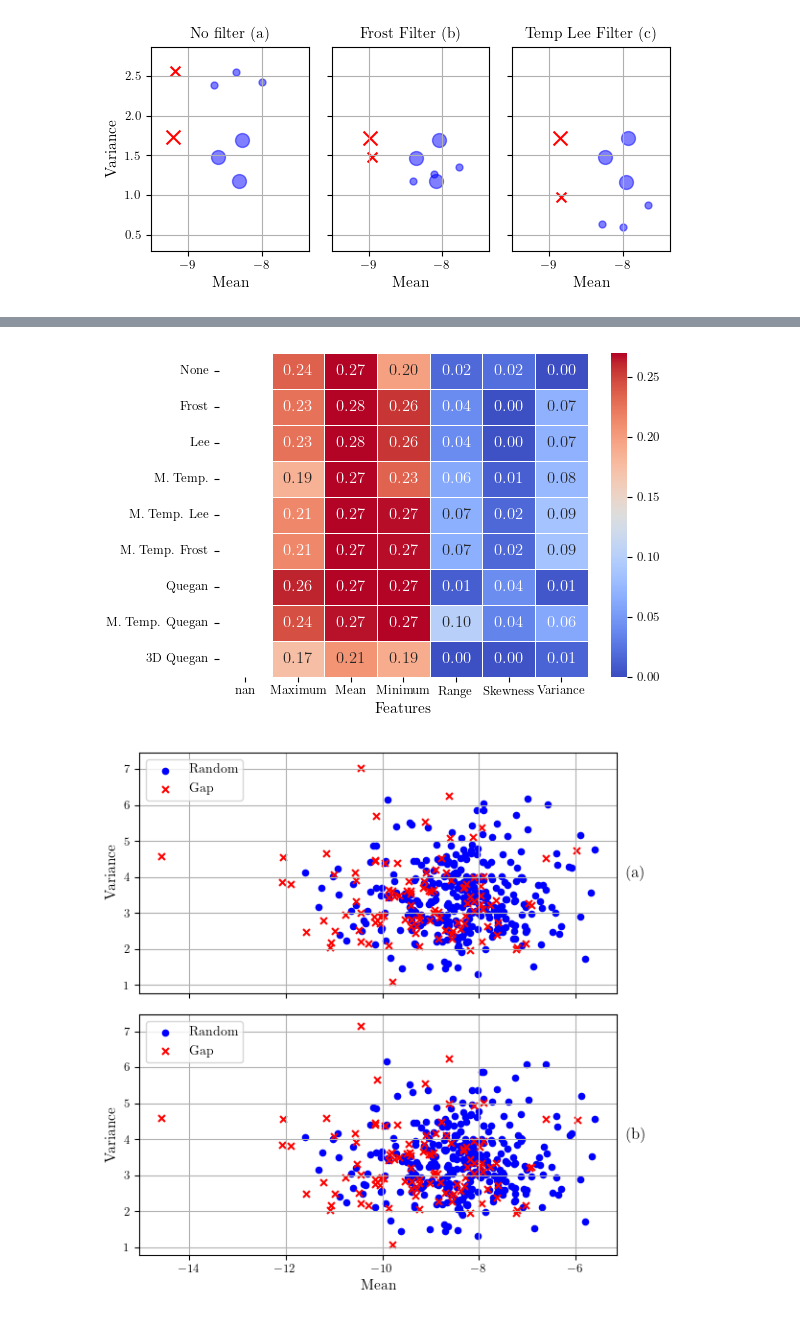
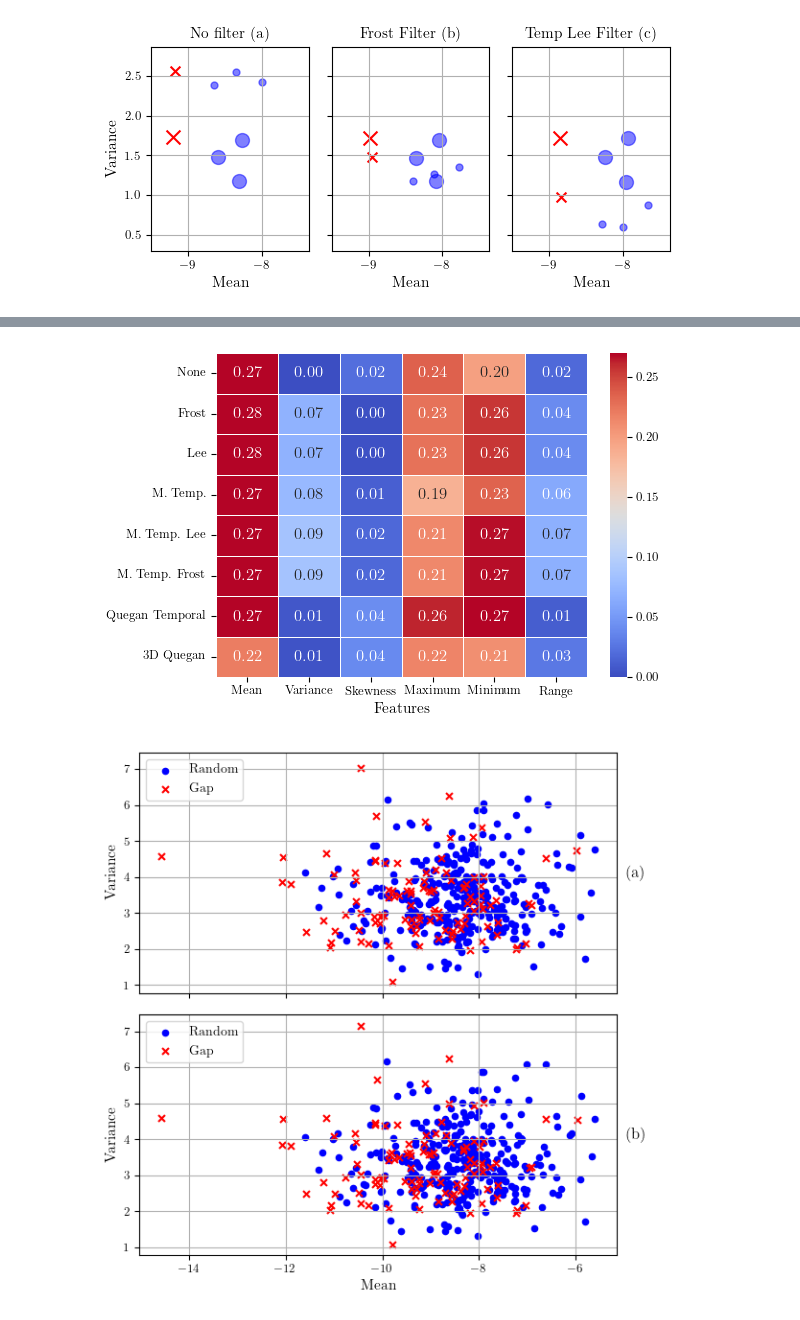
Before and after one commit to ol-webb/tree_gaps4, a Jupyter notebook: all_gaps_mk2/main1.ipynb, the cells around one changed output, grey strips where cells are left out. Cells and saved outputs as stored; diff of their text form; code cells hidden in the pictures.

```diff
--- a/all_gaps_mk2/main1.ipynb
+++ b/all_gaps_mk2/main1.ipynb
@@ -1988,7 +2078,7 @@ def calculate_cluster_metrics(feature_matrix):
 # %%
 dataframes_list = [
     "X_df_2yr_clean", "X_df_2yr_frost_clean", "X_df_2yr_lee_clean", "X_df_2yr_temporal_clean",
-    "X_df_2yr_temporal_lee_clean", "X_df_2yr_temporal_frost_clean", "X_df_2yr_quegan_clean","X_df_2yr_temporal_quegan_clean","X_df_2yr_quegan3d_clean"
+    "X_df_2yr_temporal_lee_clean", "X_df_2yr_temporal_frost_clean", "X_df_2yr_quegan_clean","X_df_2yr_quegan3d_clean"
 ]
 
 # Dictionary to store the results
@@ -1996,7 +2086,6 @@ results = {}
 
 # Loop through each dataframe, calculate metrics and store the results
 for df_name in dataframes_list:
-    print(df_name)
     feature_df = globals()[df_name]
     silhouette, davies_bouldin, dunn = calculate_cluster_metrics(feature_df)
     results[df_name] = [silhouette, davies_bouldin, dunn]
@@ -2028,7 +2107,7 @@ X_df_2yr_quegan3d_clean
 # %%
 dataframes_list = [
     "X_df_2yr_clean", "X_df_2yr_frost_clean", "X_df_2yr_lee_clean", "X_df_2yr_temporal_clean",
-    "X_df_2yr_temporal_lee_clean", "X_df_2yr_temporal_frost_clean", "X_df_2yr_quegan_clean","X_df_2yr_temporal_quegan","X_df_2yr_quegan3d"
+    "X_df_2yr_temporal_lee_clean", "X_df_2yr_temporal_frost_clean", "X_df_2yr_quegan_clean","X_df_2yr_quegan3d_clean"
 ]
 
 correlation_results = {}
@@ -2049,37 +2128,36 @@ df_label_mapping = {
     "X_df_2yr_frost_clean": "Frost",
     "X_df_2yr_lee_clean": "Lee",
     "X_df_2yr_temporal_clean": "M. Temp.",
     "X_df_2yr_temporal_lee_clean": "M. Temp. Lee",
     "X_df_2yr_temporal_frost_clean": "M. Temp. Frost",
-    "X_df_2yr_quegan_clean": "Quegan",
-    "X_df_2yr_temporal_quegan":'M. Temp. Quegan',
-    "X_df_2yr_quegan3d":'3D Quegan',
+    "X_df_2yr_quegan_clean": "Quegan Temporal",
+    "X_df_2yr_quegan3d_clean":'3D Quegan',
 }
 
 # Replace DataFrame labels
 correlation_df.index = correlation_df.index.map(df_label_mapping)
 
 # Replace feature names if needed (example feature mapping)
 feature_label_mapping = {
     "mean": "Mean",
     "variance": "Variance",
     "skewness": "Skewness",
     "max": "Maximum",
     "min": "Minimum",
     "range": "Range"
 }
 
 correlation_df.columns = correlation_df.columns.map(feature_label_mapping)
 
 # Plot the correlation summary table with absolute values
 plt.figure(figsize=(6.1, 4))
 sns.heatmap(correlation_df, annot=True, fmt=".2f", cmap='coolwarm', cbar=True, linewidths=0.5, vmin=0, vmax=0.27)
 plt.xlabel('Features')
 plt.tight_layout()
 plt.savefig('correlation_table.pdf')
 plt.show()
 # %% [output]
-[figure, old version]
+[figure, new version]
 # %%
 def plot_scatter(X_df):
     # Create a scatter plot
```
Also changed, not shown: parts of 15 cells of this notebook, 5 other files.
